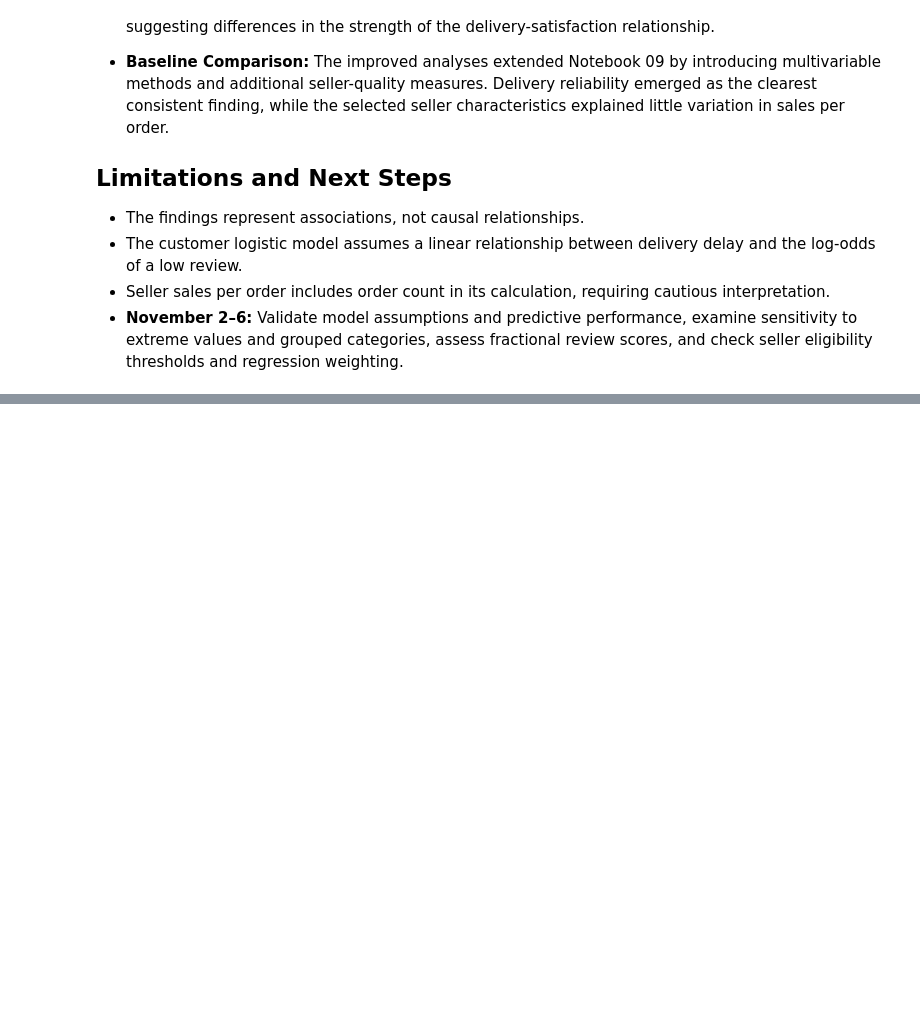
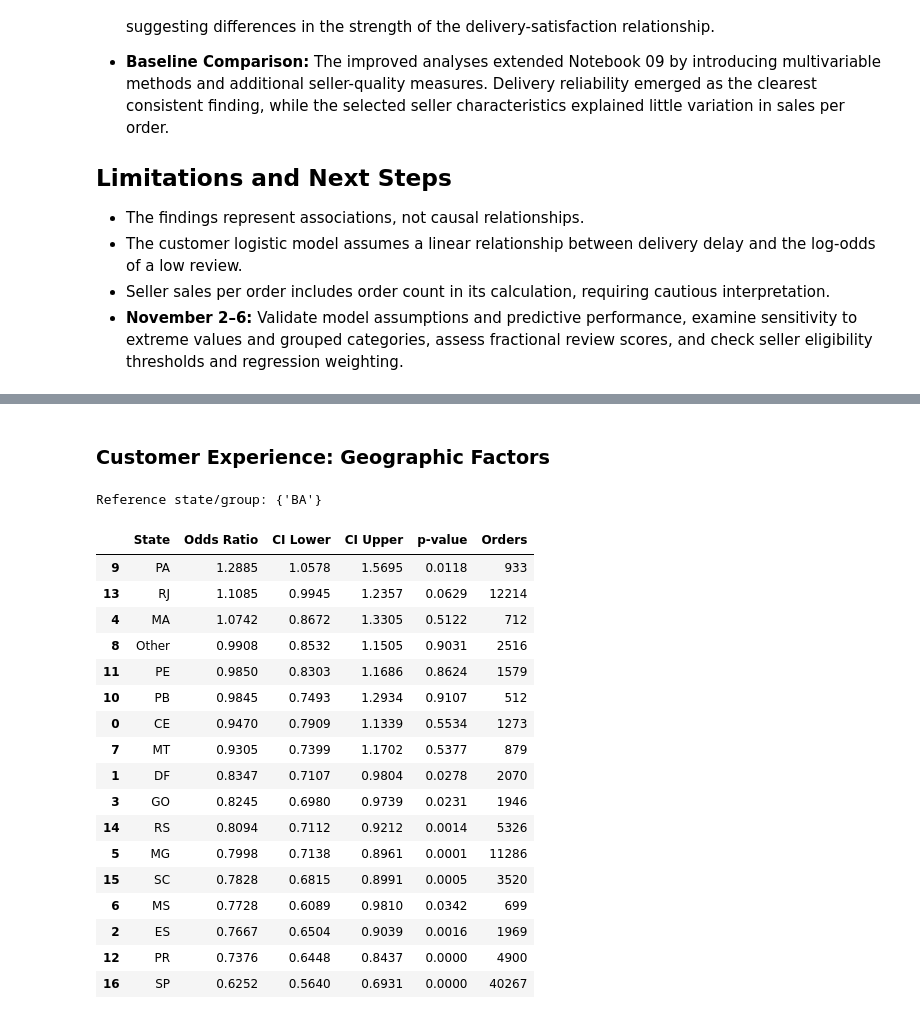
Before and after one commit to kaylatucker/CS690_Capstone, a Jupyter notebook: 03_notebooks/10_improved_analysis.ipynb, the cells around one changed output, grey strips where cells are left out. Saved outputs shown, nothing was run; the diff lists cells and outputs as text; code cells hidden in the pictures; blank space fills up the shorter version.

```diff
--- a/03_notebooks/10_improved_analysis.ipynb
+++ b/03_notebooks/10_improved_analysis.ipynb
@@ -1002,0 +1105,67 @@ display(preliminary_results)
+# %% [markdown]
+### Customer Experience: Geographic Factors
+# %%
+# Examine customer-state effects from the existing logistic model
+
+state_terms = [
+    term for term in customer_logit_fit.params.index
+    if term.startswith("C(state_group)[T.")
+]
+
+state_effects = pd.DataFrame({
+    "State": [
+        term.split("[T.")[1].rstrip("]")
+        for term in state_terms
+    ],
+    "Odds Ratio": np.exp(
+        customer_logit_fit.params.loc[state_terms].values
+    ),
+    "CI Lower": np.exp(
+        customer_logit_fit.conf_int().loc[state_terms, 0].values
+    ),
+    "CI Upper": np.exp(
+        customer_logit_fit.conf_int().loc[state_terms, 1].values
+    ),
+    "p-value": customer_logit_fit.pvalues.loc[state_terms].values
+})
+
+# Add observation counts
+state_counts = customer_model["state_group"].value_counts()
+
+state_effects["Orders"] = (
+    state_effects["State"].map(state_counts)
+)
+
+# Identify reference state/group
+reference_state = (
+    set(customer_model["state_group"].unique())
+    - set(state_effects["State"])
+)
+
+print("Reference state/group:", reference_state)
+
+display(
+    state_effects
+    .sort_values("Odds Ratio", ascending=False)
+    .round(4)
+)
+# %% [output]
+Reference state/group: {'BA'}
+|  | State | Odds Ratio | CI Lower | CI Upper | p-value | Orders |
+| 9 | PA | 1.2885 | 1.0578 | 1.5695 | 0.0118 | 933 |
+| 13 | RJ | 1.1085 | 0.9945 | 1.2357 | 0.0629 | 12214 |
+| 4 | MA | 1.0742 | 0.8672 | 1.3305 | 0.5122 | 712 |
+| 8 | Other | 0.9908 | 0.8532 | 1.1505 | 0.9031 | 2516 |
+| 11 | PE | 0.9850 | 0.8303 | 1.1686 | 0.8624 | 1579 |
+| 10 | PB | 0.9845 | 0.7493 | 1.2934 | 0.9107 | 512 |
+| 0 | CE | 0.9470 | 0.7909 | 1.1339 | 0.5534 | 1273 |
+| 7 | MT | 0.9305 | 0.7399 | 1.1702 | 0.5377 | 879 |
+| 1 | DF | 0.8347 | 0.7107 | 0.9804 | 0.0278 | 2070 |
+| 3 | GO | 0.8245 | 0.6980 | 0.9739 | 0.0231 | 1946 |
+| 14 | RS | 0.8094 | 0.7112 | 0.9212 | 0.0014 | 5326 |
+| 5 | MG | 0.7998 | 0.7138 | 0.8961 | 0.0001 | 11286 |
+| 15 | SC | 0.7828 | 0.6815 | 0.8991 | 0.0005 | 3520 |
+| 6 | MS | 0.7728 | 0.6089 | 0.9810 | 0.0342 | 699 |
+| 2 | ES | 0.7667 | 0.6504 | 0.9039 | 0.0016 | 1969 |
+| 12 | PR | 0.7376 | 0.6448 | 0.8437 | 0.0000 | 4900 |
+| 16 | SP | 0.6252 | 0.5640 | 0.6931 | 0.0000 | 40267 |
```
Also changed, not shown: parts of 18 cells of this notebook.
